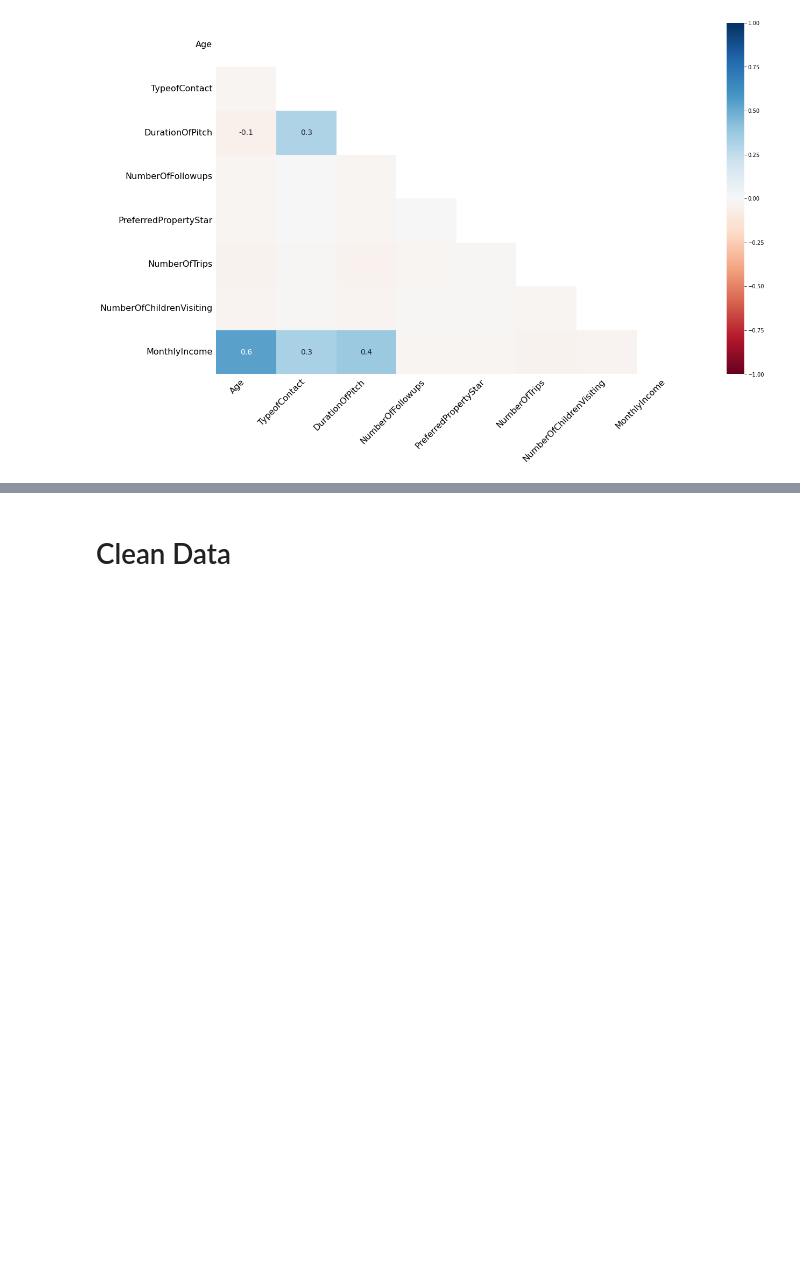
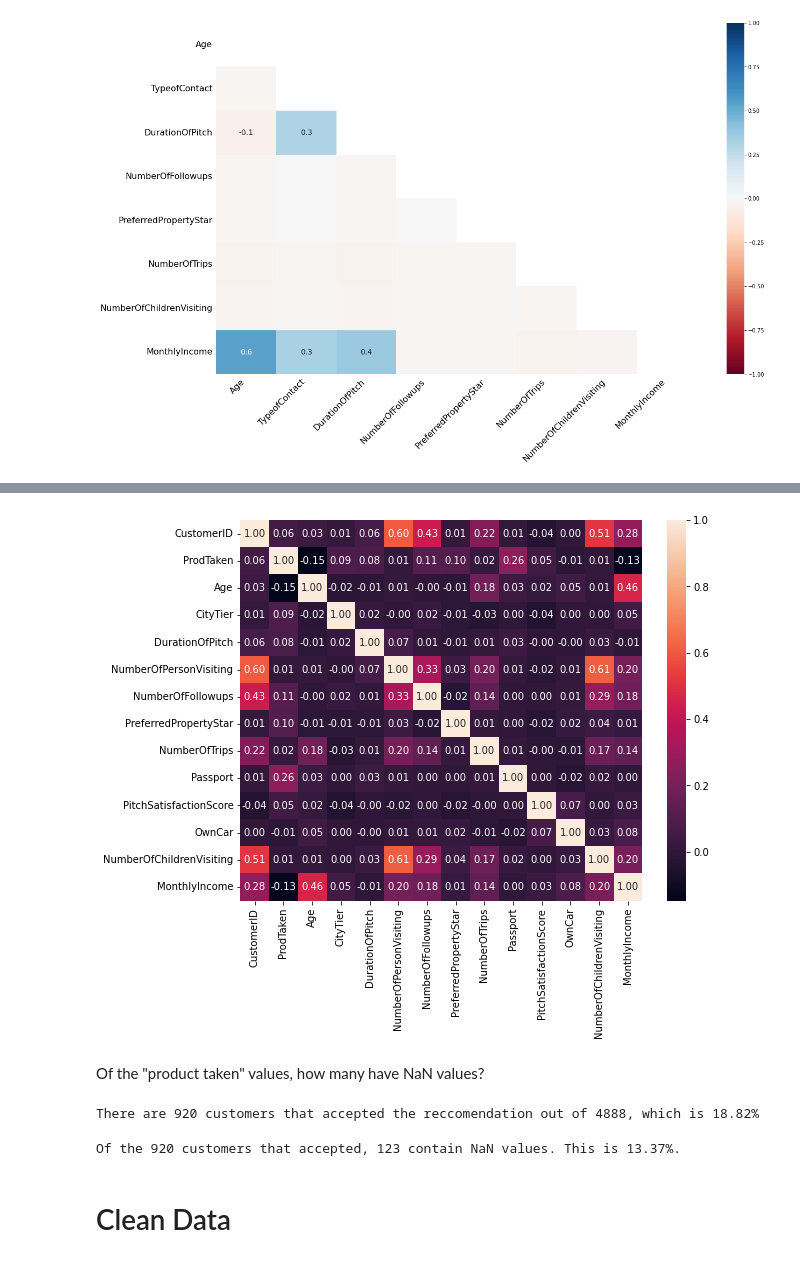
Before and after one commit to chabazite/Tourism_recommendations, a Jupyter notebook: notebooks/1.0_ASI_Data_Cleaning.ipynb, the cells around one changed output, grey strips where cells are left out. Cells and saved outputs as stored; diff of their text form; code cells hidden in the pictures; blank space fills up the shorter version.

```diff
--- a/notebooks/1.0_ASI_Data_Cleaning.ipynb
+++ b/notebooks/1.0_ASI_Data_Cleaning.ipynb
@@ -117,2 +135,24 @@ From the visualizations above, we may be able to imput monthly income and/or age
+# %%
+# Heatmap for quick correlation for imputation help
+fig = plt.figure(figsize = (9,7));
+sns.heatmap(tourism_df.corr(), annot = True, fmt = '.2f');
+# %% [output]
+[figure, added]
+# %% [markdown]
+Of the "product taken" values, how many have NaN values?
+# %%
+product_taken_df = tourism_df[tourism_df['ProdTaken']  == 1]
+product_num = product_taken_df.shape[0]
+
+print (f'There are {product_num} customers that accepted the reccomendation out of {tourism_df.shape[0]}, which is {round(product_num/tourism_df.shape[0]*100,2)}%')
+# %% [output]
+There are 920 customers that accepted the reccomendation out of 4888, which is 18.82%
+# %%
+product_taken_df_null  = product_taken_df[product_taken_df.isnull().any(axis=1)]
+num_product_take_null = product_taken_df_null.shape[0]
+
+print(f'Of the {product_num} customers that accepted, {num_product_take_null} contain NaN values. This is {round(num_product_take_null/product_num*100,2)}%.')
+# %% [output]
+Of the 920 customers that accepted, 123 contain NaN values. This is 13.37%.
 # %% [markdown]
 # Clean Data
```
Also changed, not shown: parts of 25 cells of this notebook, 1 other file.
